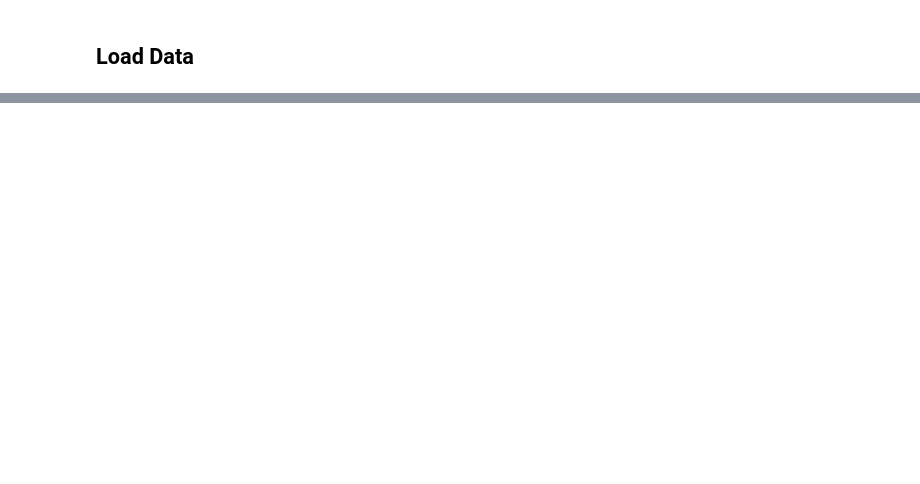
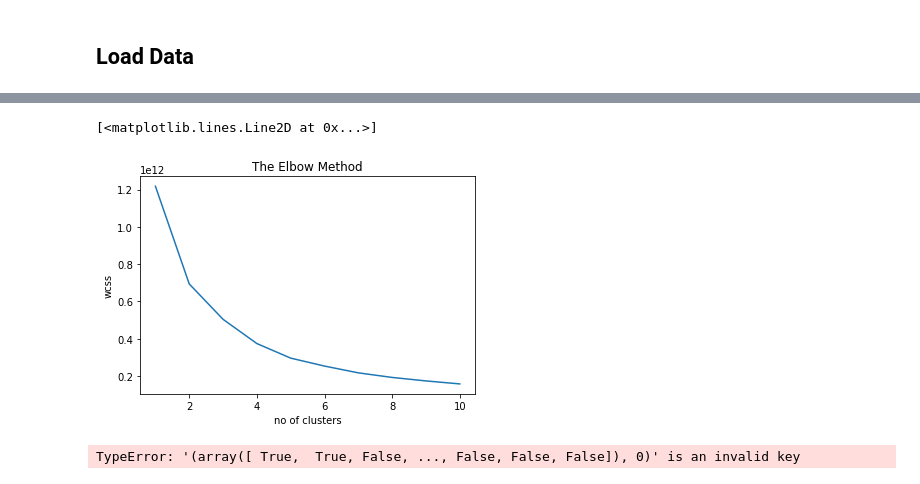
Before and after one commit to ProjectInitiative/data-science-me379, a Jupyter notebook: assignment5/assignment5.ipynb, the cells around one changed output, grey strips where cells are left out. Cells and saved outputs as stored; diff of their text form; code cells hidden in the pictures; blank space fills up the shorter version.

```diff
--- a/assignment5/assignment5.ipynb
+++ b/assignment5/assignment5.ipynb
@@ -24,3 +31,16 @@ from sklearn.metrics import mean_absolute_error
 df_baskets = pd.read_csv('./retail_baskets.csv')
 df_customers = pd.read_csv('./retail_customers.csv')
 df_transactions = pd.read_csv('./retail_transactions.csv',encoding='latin-1')
+
+
+# Set target and features
+y = df_transactions['CustomerID']
+x = df_transactions.drop(['InvoiceNo','CustomerID','InvoiceDate'], axis=1)
+# %%
+col_obj = x.select_dtypes(include='object')
+col_obj = col_obj.loc[:, col_obj.nunique() < 5000]
+
+x.dtypes
+col_obj.nunique()
+col_cat = list(col_obj.columns)
+col_cat
@@ -26,0 +59,21 @@ df_transactions = pd.read_csv('./retail_transactions.csv',encoding='latin-1')
+# %%
+from sklearn.preprocessing import LabelEncoder
+le = LabelEncoder()
+xle = x.copy()
+
+for col in col_cat:
+    xle[col] = le.fit_transform(x[col].astype(str))
+# %%
+wcss=[]
+for i in range(1,11):
+    kmeans = KMeans(n_clusters=i, init='k-means++', random_state=0).fit(xle)
+    wcss.append(kmeans.inertia_)
+
+plt.plot(range(1,11), array)
+_ = plt.title('The Elbow Method')
+_ = plt.xlabel('no of clusters')
+_ = plt.ylabel('wcss')
+plt.show()
+# %% [output]
+[<matplotlib.lines.Line2D at 0x...>]
+[figure, added]
@@ -26,0 +84,14 @@ df_transactions = pd.read_csv('./retail_transactions.csv',encoding='latin-1')
+# %%
+plt.scatter(xle[y_kmeans == 0, 0], xle[y_kmeans == 0, 1], s = 100, c = 'red', label = 'Cluster 1')
+plt.scatter(xle[y_kmeans == 1, 0], xle[y_kmeans == 1, 1], s = 100, c = 'blue', label = 'Cluster 2')
+plt.scatter(xle[y_kmeans == 2, 0], xle[y_kmeans == 2, 1], s = 100, c = 'green', label = 'Cluster 3')
+plt.scatter(xle[y_kmeans == 3, 0], xle[y_kmeans == 3, 1], s = 100, c = 'cyan', label = 'Cluster 4')
+plt.scatter(xle[y_kmeans == 4, 0], xle[y_kmeans == 4, 1], s = 100, c = 'magenta', label = 'Cluster 5')
+plt.scatter(kmeans.cluster_centers_[:, 0], kmeans.cluster_centers_[:, 1], s = 300, c = 'yellow', label = 'Centroids')
+plt.title('Clusters of customers')
+plt.xlabel('Annual Income (k$)')
+plt.ylabel('Spending Score (1-100)')
+plt.legend()
+plt.show()
+# %% [output]
+TypeError: '(array([ True,  True, False, ..., False, False, False]), 0)' is an invalid key
```
Also changed, not shown: parts of 3 cells of this notebook.
